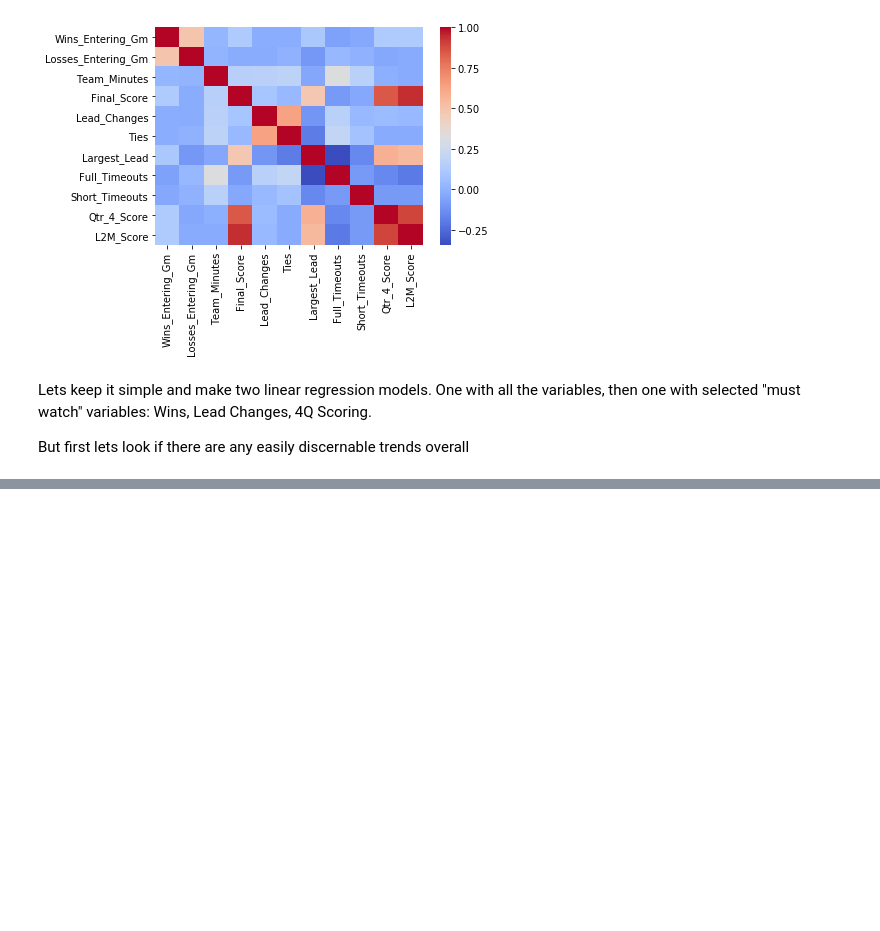
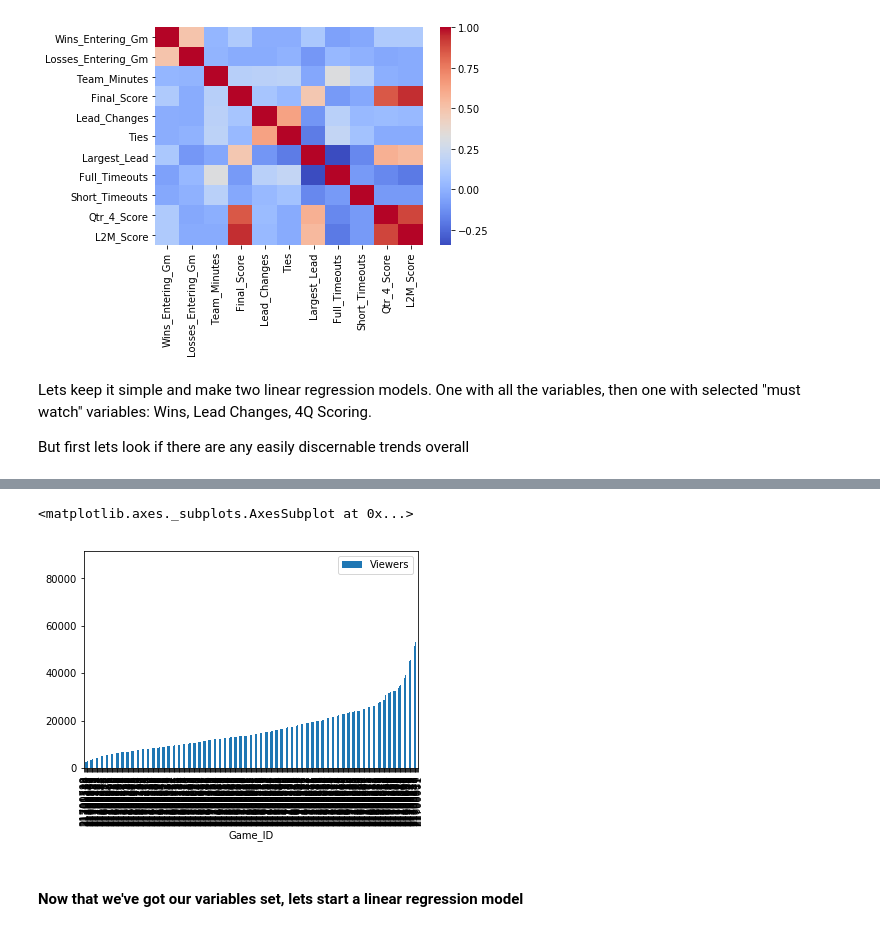
Before and after one commit to themp731/NYU_git, a Jupyter notebook: NBA_Hackathon/data_business/BusinessAnalytics.1.ipynb, the cells around one changed output, grey strips where cells are left out. Saved outputs shown, nothing was run; the diff lists cells and outputs as text; code cells hidden in the pictures; blank space fills up the shorter version.

Commit message:
Created Variables for OLS model
I’ve finally got the data frame ready for modeling WOOT

```diff
--- a/NBA_Hackathon/data_business/BusinessAnalytics.1.ipynb
+++ b/NBA_Hackathon/data_business/BusinessAnalytics.1.ipynb
@@ -123,0 +230,8 @@ Timestamp('2017-04-12 00:00:00')
+# %%
+tsetplot = trainingSet.groupby(by="Game_ID").sum()
+tsetplot.sample(frac=0.2).sort_values(by='Viewers').plot(kind='bar')
+# %% [output]
+<matplotlib.axes._subplots.AxesSubplot at 0x...>
+[figure, added]
+# %% [markdown]
+#### Now that we've got our variables set, lets start a linear regression model
```
Also changed, not shown: parts of 8 cells of this notebook.
